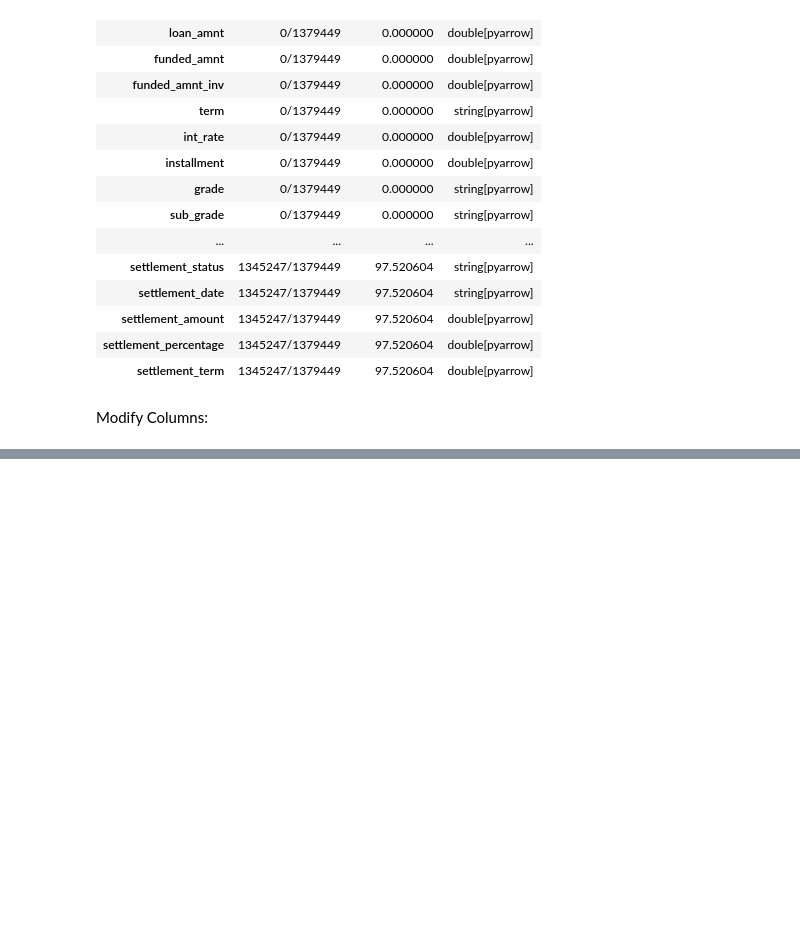
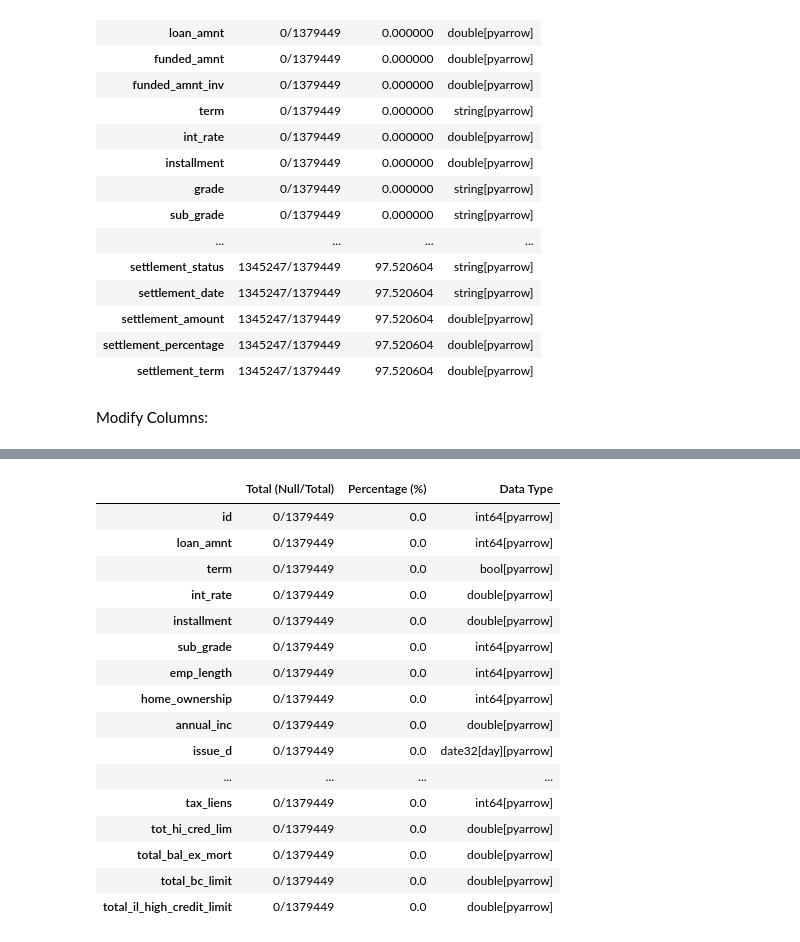
Before and after one commit to EnetzUni/BankLoanPredictionAlgorithm, a Jupyter notebook: notebooks/preprocessing.ipynb, the cells around one changed output, grey strips where cells are left out. Drawn from its saved outputs; the diff is of its cells as text; code cells hidden in the pictures; blank space fills up the shorter version.

```diff
--- a/notebooks/preprocessing.ipynb
+++ b/notebooks/preprocessing.ipynb
@@ -444,0 +686,83 @@ settlement_term	2226455/2260701	98.485160	double[pyarrow] # Delete
+# %%
+# Impute 'Informative Nulls' with a Constant (Fixed Value) #
+
+# NaN in 'months since...' negative events usually means the event NEVER happened.
+# We impute with 999 so the model treats it as a distinct, safe category.
+month_null_cols = [
+    'mths_since_last_delinq',
+    'mths_since_last_record',
+    'mths_since_recent_bc_dlq',
+    'mths_since_last_major_derog',
+    'mths_since_recent_revol_delinq',
+    'mths_since_recent_inq' # Inquiries are events, so 999 (no recent inquiries) is fine
+]
+
+for col in month_null_cols:
+    if col in df.columns:
+        df[col] = df[col].fillna(999)
+
+# Nan in 'Number of...' usually means the event NEVER happened.
+# We impute with 0 because it is a count and 0 makes sense as a value.
+number_null_cols = [
+    'delinq_2yrs',
+    'inq_last_6mths',
+    'open_acc',
+    'pub_rec',
+    'total_acc',
+    'acc_now_delinq',
+    'tot_coll_amt',
+    'open_act_il',
+    'open_il_24m',
+    'inq_fi',
+    'total_cu_tl',
+    'acc_open_past_24mths',
+    'chargeoff_within_12_mths',
+    'mort_acc',
+    'num_accts_ever_120_pd',
+    'num_actv_bc_tl',
+    'num_actv_rev_tl',
+    'num_bc_sats',
+    'num_bc_tl',
+    'num_il_tl',
+    'num_op_rev_tl',
+    'num_rev_accts',
+    'num_rev_tl_bal_gt_0',
+    'num_sats',
+    'pub_rec_bankruptcies',
+    'tax_liens'
+]
+
+for col in number_null_cols:
+    if col in df.columns:
+        df[col] = df[col].fillna(0)
+
+# Impute 'Informative Nulls' with the Mode (Most Frequent Value) - Only one categorical column left
+df['emp_length'] = df['emp_length'].fillna(df['emp_length'].mode()[0])
+
+# Impute 'Missing at Random' with the Median (Central Tendency) - Only numerical columns left
+cols_with_nulls = df.columns[df.isnull().any()].tolist()
+
+for col in cols_with_nulls:
+    median_val = df[col].median(numeric_only=True)
+    df[col] = df[col].fillna(median_val)
+
+print_column_info(df)
+df.head()
+# %% [output]
+|  | Total (Null/Total) | Percentage (%) | Data Type |
+| id | 0/1379449 | 0.0 | int64[pyarrow] |
+| loan_amnt | 0/1379449 | 0.0 | int64[pyarrow] |
+| term | 0/1379449 | 0.0 | bool[pyarrow] |
+| int_rate | 0/1379449 | 0.0 | double[pyarrow] |
+| installment | 0/1379449 | 0.0 | double[pyarrow] |
+| sub_grade | 0/1379449 | 0.0 | int64[pyarrow] |
+| emp_length | 0/1379449 | 0.0 | int64[pyarrow] |
+| home_ownership | 0/1379449 | 0.0 | int64[pyarrow] |
+| annual_inc | 0/1379449 | 0.0 | double[pyarrow] |
+| issue_d | 0/1379449 | 0.0 | date32[day][pyarrow] |
+| ... | ... | ... | ... |
+| tax_liens | 0/1379449 | 0.0 | int64[pyarrow] |
+| tot_hi_cred_lim | 0/1379449 | 0.0 | double[pyarrow] |
+| total_bal_ex_mort | 0/1379449 | 0.0 | double[pyarrow] |
+| total_bc_limit | 0/1379449 | 0.0 | double[pyarrow] |
+| total_il_high_credit_limit | 0/1379449 | 0.0 | double[pyarrow] |
```
Also changed, not shown: parts of 6 cells of this notebook, 4 other files.
